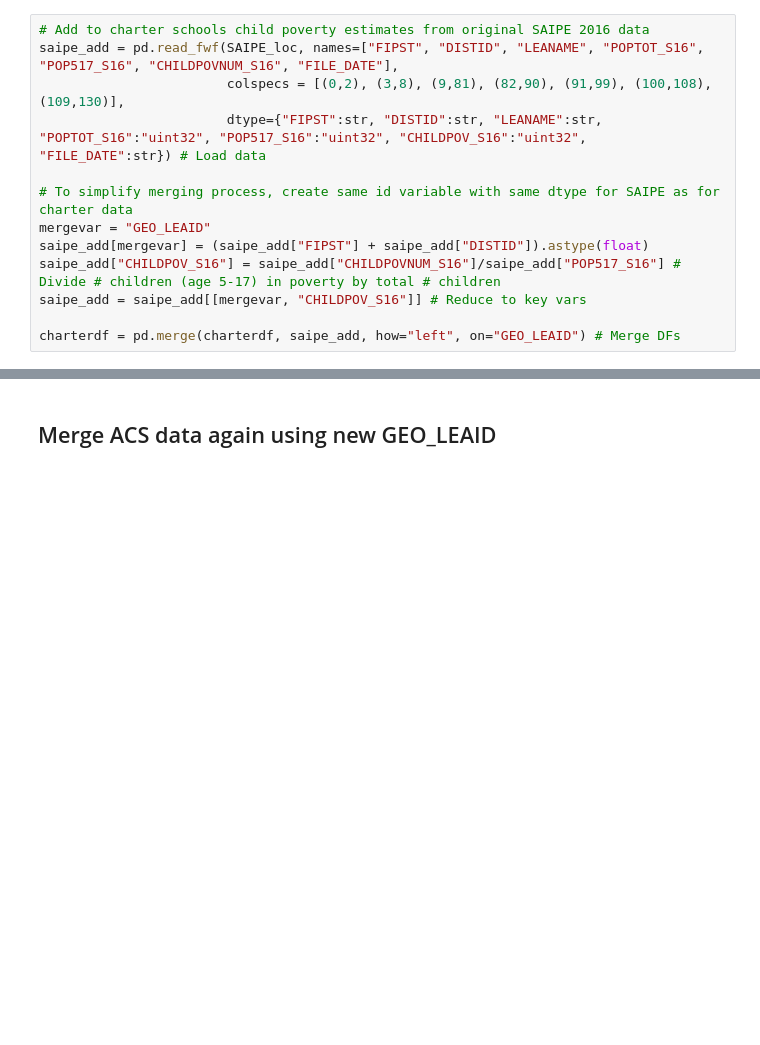
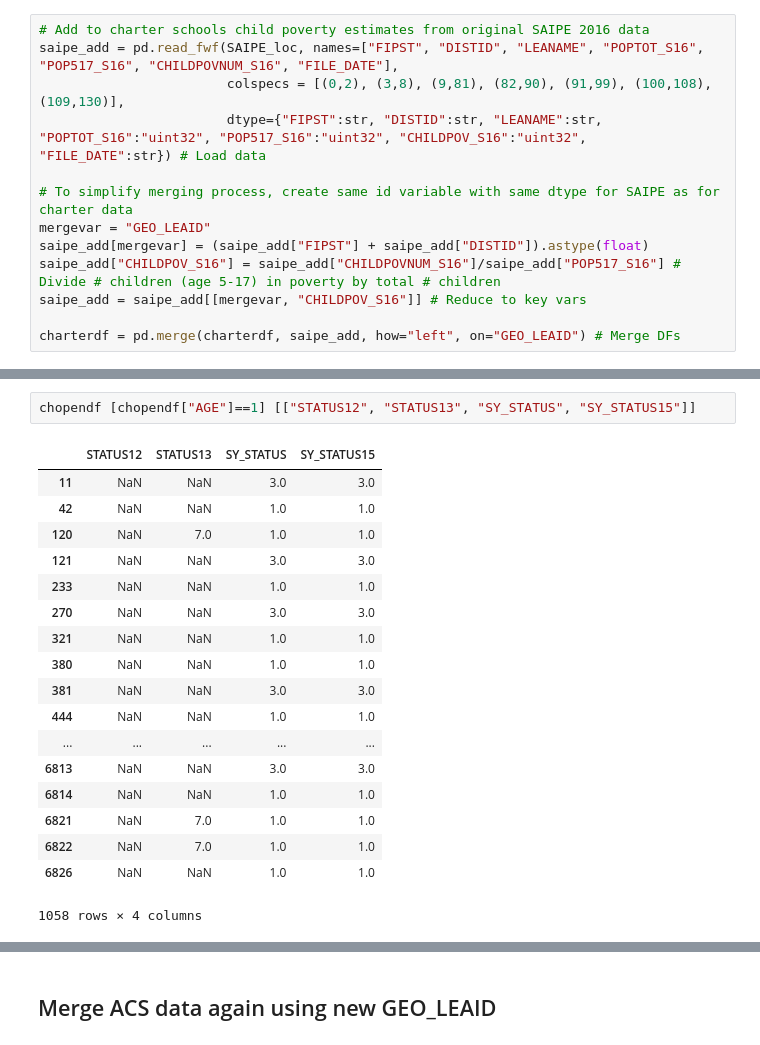
Before and after one commit to comp-strat/data_management, a Jupyter notebook: scripts/filter_datasets.ipynb, the cells around one changed output, grey strips where cells are left out. Saved outputs shown, nothing was run; the diff lists cells and outputs as text; blank space fills up the shorter version.

```diff
--- a/scripts/filter_datasets.ipynb
+++ b/scripts/filter_datasets.ipynb
@@ -315 +342,22 @@ chopendf["SY_STATUS"].isnull().sum()
+# %%
+chopendf [chopendf["AGE"]==1] [["STATUS12", "STATUS13", "SY_STATUS", "SY_STATUS15"]]
+# %% [output]
+|  | STATUS12 | STATUS13 | SY_STATUS | SY_STATUS15 |
+| 11 | NaN | NaN | 3.0 | 3.0 |
+| 42 | NaN | NaN | 1.0 | 1.0 |
+| 120 | NaN | 7.0 | 1.0 | 1.0 |
+| 121 | NaN | NaN | 3.0 | 3.0 |
+| 233 | NaN | NaN | 1.0 | 1.0 |
+| 270 | NaN | NaN | 3.0 | 3.0 |
+| 321 | NaN | NaN | 1.0 | 1.0 |
+| 380 | NaN | NaN | 1.0 | 1.0 |
+| 381 | NaN | NaN | 3.0 | 3.0 |
+| 444 | NaN | NaN | 1.0 | 1.0 |
+| ... | ... | ... | ... | ... |
+| 6813 | NaN | NaN | 3.0 | 3.0 |
+| 6814 | NaN | NaN | 1.0 | 1.0 |
+| 6821 | NaN | 7.0 | 1.0 | 1.0 |
+| 6822 | NaN | 7.0 | 1.0 | 1.0 |
+| 6826 | NaN | NaN | 1.0 | 1.0 |
+1058 rows × 4 columns
 # %%
```
Also changed, not shown: parts of 22 cells of this notebook, 1 other file.
